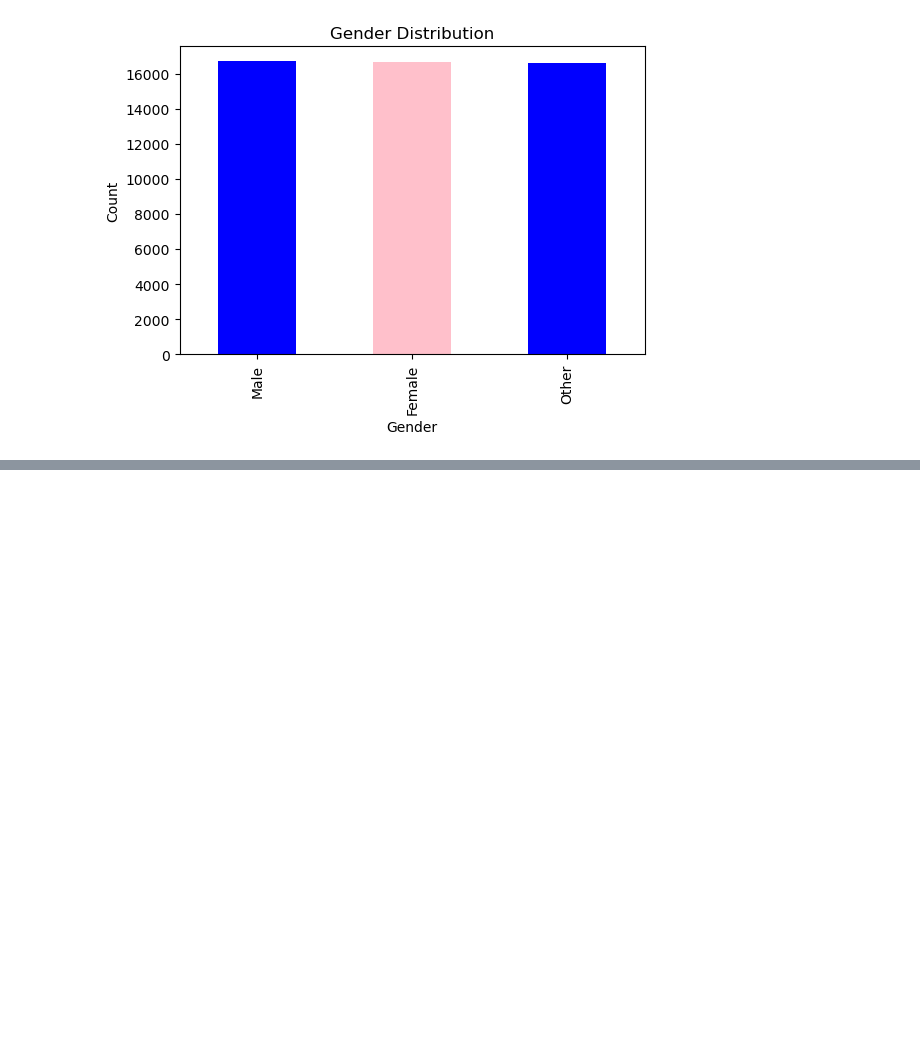
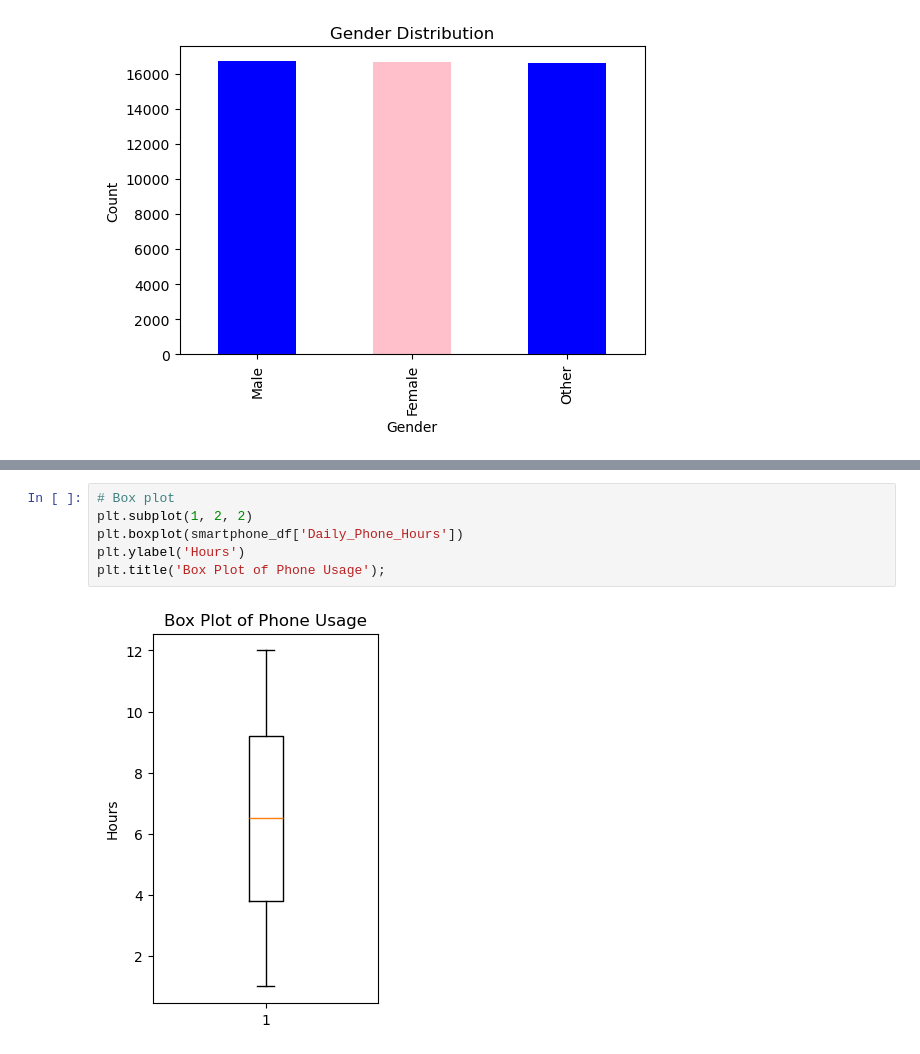
Before and after one commit to geff-ghost/screenTimeSleep, a Jupyter notebook: Smartphone_Usage_Statistics.ipynb, the cells around one changed output, grey strips where cells are left out. Saved outputs shown, nothing was run; the diff lists cells and outputs as text; blank space fills up the shorter version.

```diff
--- a/Smartphone_Usage_Statistics.ipynb
+++ b/Smartphone_Usage_Statistics.ipynb
@@ -103,0 +120,8 @@ plt.ylabel("Count");
+# %%
+# Box plot
+plt.subplot(1, 2, 2)
+plt.boxplot(smartphone_df['Daily_Phone_Hours'])
+plt.ylabel('Hours')
+plt.title('Box Plot of Phone Usage');
+# %% [output]
+[figure, added]
```
Also changed, not shown: parts of 23 cells of this notebook.
